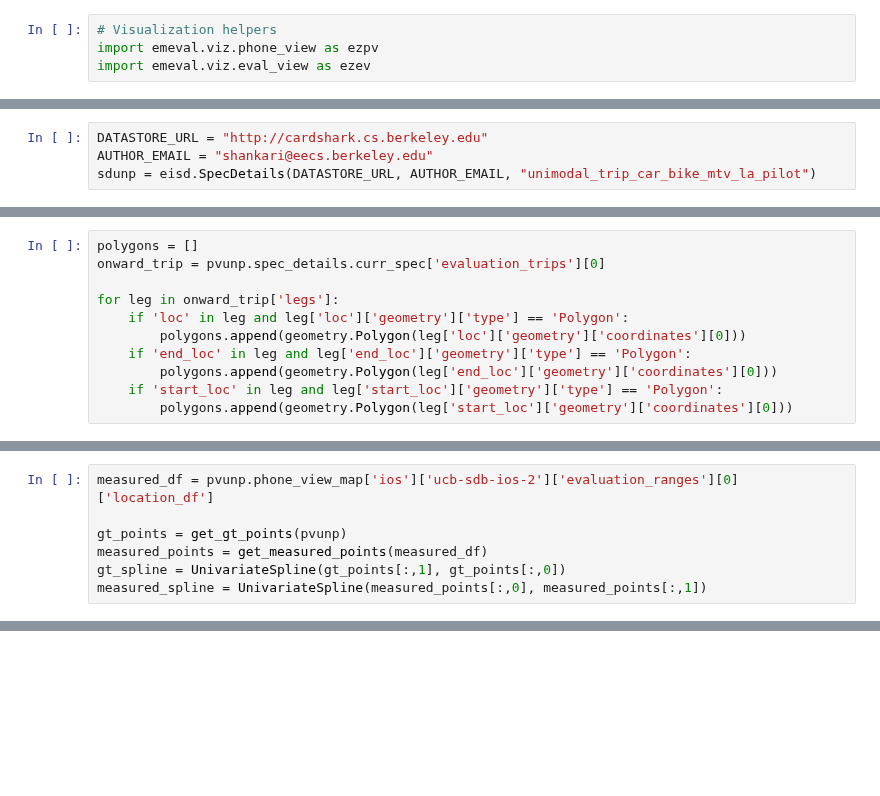
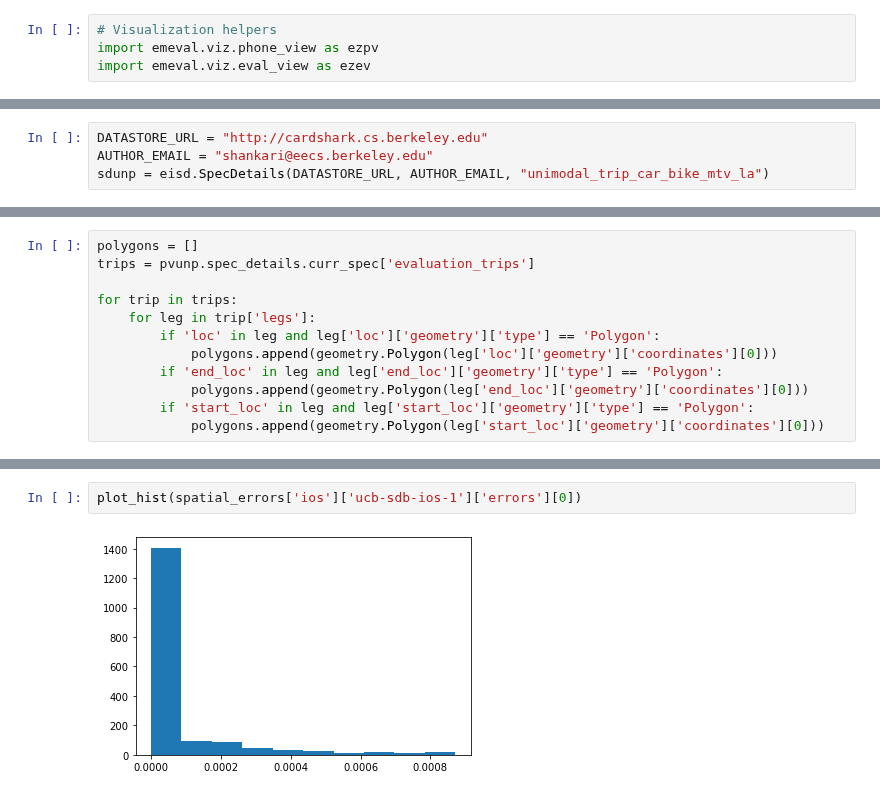
Before and after one commit to MobilityNet/mobilitynet-analysis-scripts, a Jupyter notebook: trajectory_evaluation.ipynb, the cells around one changed output, grey strips where cells are left out. Cells and saved outputs as stored; diff of their text form; blank space fills up the shorter version.

Commit message:
Compute root mean squared error between spatial ground truth and measured spatial data

```diff
--- a/trajectory_evaluation.ipynb
+++ b/trajectory_evaluation.ipynb
@@ -18,5 +18,5 @@ from scipy.spatial.distance import directed_hausdorff
 # %%
 DATASTORE_URL = "http://cardshark.cs.berkeley.edu"
 AUTHOR_EMAIL = "shankari@eecs.berkeley.edu"
-sdunp = eisd.SpecDetails(DATASTORE_URL, AUTHOR_EMAIL, "unimodal_trip_car_bike_mtv_la_pilot")
+sdunp = eisd.SpecDetails(DATASTORE_URL, AUTHOR_EMAIL, "unimodal_trip_car_bike_mtv_la")
 # %% [output]
@@ -54,14 +54,15 @@ About to retrieve messages using {'user': 'ucb-sdb-android-3', 'key_list': ['sta
 # %%
 polygons = []
-onward_trip = pvunp.spec_details.curr_spec['evaluation_trips'][0]
+trips = pvunp.spec_details.curr_spec['evaluation_trips']
 
-for leg in onward_trip['legs']:
-    if 'loc' in leg and leg['loc']['geometry']['type'] == 'Polygon':
-        polygons.append(geometry.Polygon(leg['loc']['geometry']['coordinates'][0]))
-    if 'end_loc' in leg and leg['end_loc']['geometry']['type'] == 'Polygon':
-        polygons.append(geometry.Polygon(leg['end_loc']['geometry']['coordinates'][0]))
-    if 'start_loc' in leg and leg['start_loc']['geometry']['type'] == 'Polygon':
-        polygons.append(geometry.Polygon(leg['start_loc']['geometry']['coordinates'][0]))
+for trip in trips:
+    for leg in trip['legs']:
+        if 'loc' in leg and leg['loc']['geometry']['type'] == 'Polygon':
+            polygons.append(geometry.Polygon(leg['loc']['geometry']['coordinates'][0]))
+        if 'end_loc' in leg and leg['end_loc']['geometry']['type'] == 'Polygon':
+            polygons.append(geometry.Polygon(leg['end_loc']['geometry']['coordinates'][0]))
+        if 'start_loc' in leg and leg['start_loc']['geometry']['type'] == 'Polygon':
+            polygons.append(geometry.Polygon(leg['start_loc']['geometry']['coordinates'][0]))
 # %%
 def clean(arr):
     """
@@ -141,7 +142,0 @@ def get_error(gt_spline, measured_spline):
-# %%
-measured_df = pvunp.phone_view_map['ios']['ucb-sdb-ios-2']['evaluation_ranges'][0]['location_df']
-
-gt_points = get_gt_points(pvunp)
-measured_points = get_measured_points(measured_df)
-gt_spline = UnivariateSpline(gt_points[:,1], gt_points[:,0])
-measured_spline = UnivariateSpline(measured_points[:,0], measured_points[:,1])
@@ -151,0 +204,4 @@ get_error(gt_spline, measured_spline)
+# %%
+plot_hist(spatial_errors['ios']['ucb-sdb-ios-1']['errors'][0])
+# %% [output]
+[figure, added]
```
Also changed, not shown: parts of 14 cells of this notebook.
